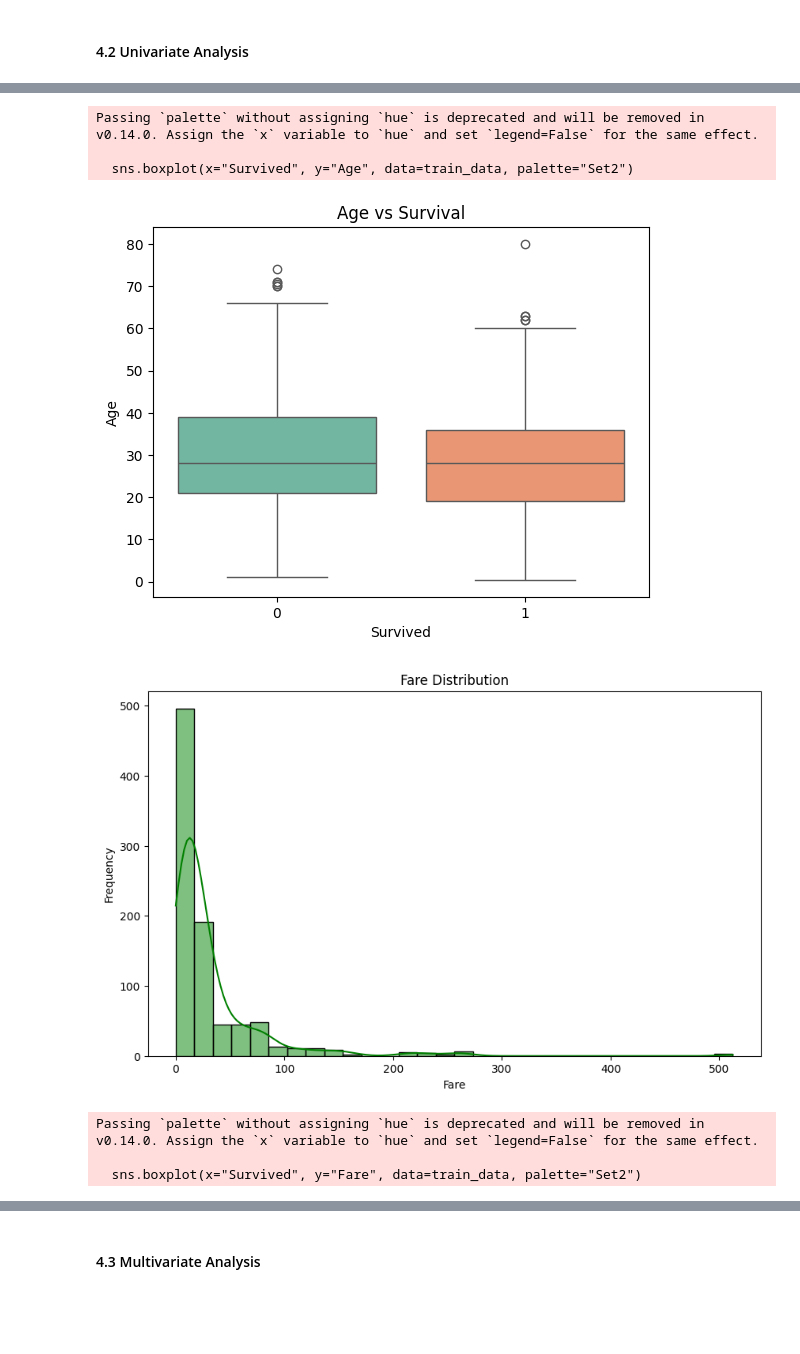
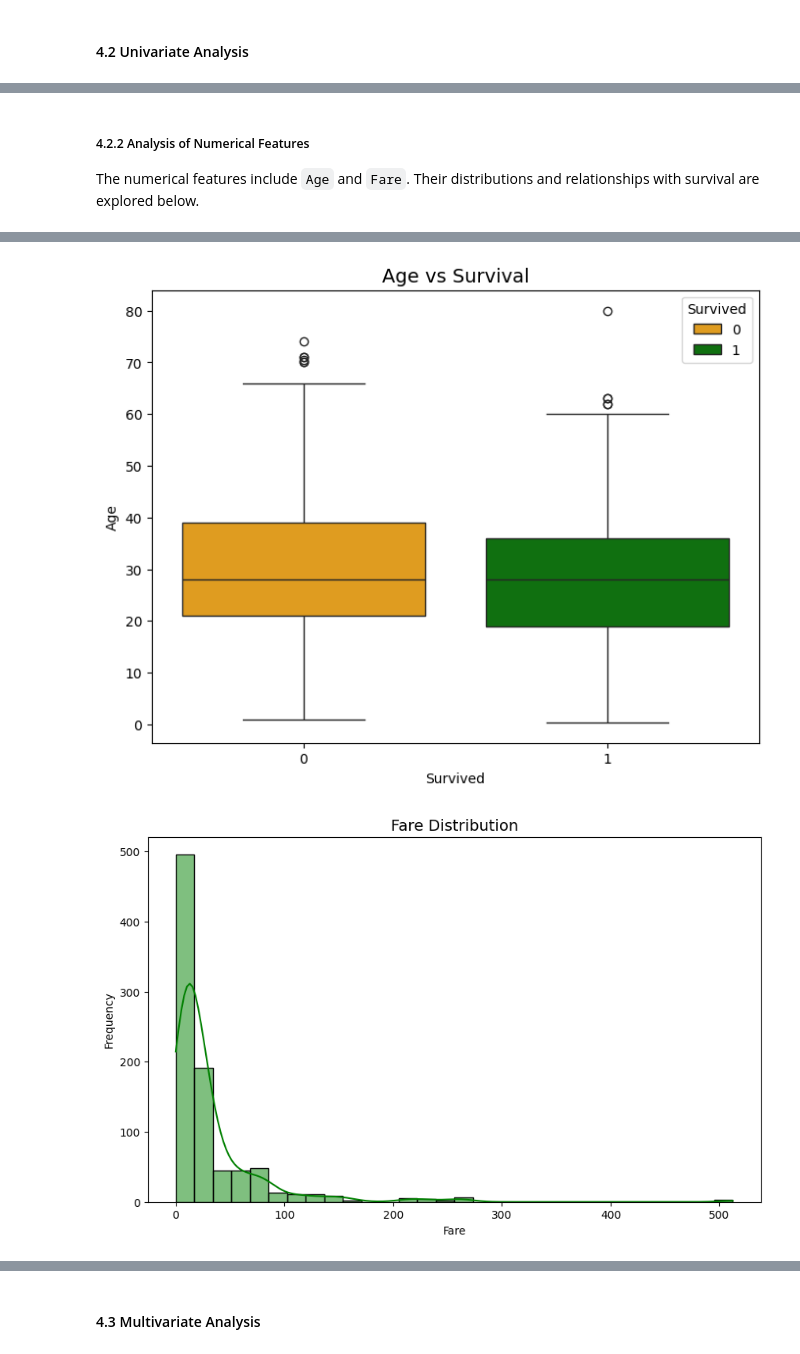
Before and after one commit to RJay02/Artificial-Intelligence, a Jupyter notebook: S2 Machine Learning AI Scientific/Machine Learning Algorithms.ipynb, the cells around one changed output, grey strips where cells are left out. Drawn from its saved outputs; the diff is of its cells as text; code cells hidden in the pictures; blank space fills up the shorter version.

```diff
--- a/S2 Machine Learning AI Scientific/Machine Learning Algorithms.ipynb
+++ b/S2 Machine Learning AI Scientific/Machine Learning Algorithms.ipynb
@@ -305,31 +328,40 @@ The categorical features include `Sex`, `Pclass`, and `Embarked`. Their distribu
+# %% [markdown]
+
+##### 4.2.2 Analysis of Numerical Features
+
+The numerical features include `Age` and `Fare`. Their distributions and relationships with survival are explored below.
 # %%
-# Plot Age distribution
+# Distribution of Age
 plt.figure(figsize=(10, 6))
 sns.histplot(train_data["Age"].dropna(), bins=30, kde=True, color="blue")
-plt.title("Age Distribution")
+plt.title("Age Distribution", fontsize=14)
 plt.xlabel("Age")
 plt.ylabel("Frequency")
 plt.show()
 
 # Box plot of Age vs Survival
-sns.boxplot(x="Survived", y="Age", data=train_data, palette="Set2")
-plt.title("Age vs Survival")
+plt.figure(figsize=(8, 6))
+sns.boxplot(x="Survived", y="Age", data=train_data, hue="Survived", palette={0: "orange", 1: "green"})
+plt.title("Age vs Survival", fontsize=14)
 plt.xlabel("Survived")
 plt.ylabel("Age")
+plt.legend(title="Survived", loc="upper right")
 plt.show()
 
-# Plot Fare distribution
+# Distribution of Fare
 plt.figure(figsize=(10, 6))
 sns.histplot(train_data["Fare"], bins=30, kde=True, color="green")
-plt.title("Fare Distribution")
+plt.title("Fare Distribution", fontsize=14)
 plt.xlabel("Fare")
 plt.ylabel("Frequency")
 plt.show()
 
 # Box plot of Fare vs Survival
-sns.boxplot(x="Survived", y="Fare", data=train_data, palette="Set2")
-plt.title("Fare vs Survival")
+plt.figure(figsize=(8, 6))
+sns.boxplot(x="Survived", y="Fare", data=train_data, hue="Survived", palette={0: "orange", 1: "green"})
+plt.title("Fare vs Survival", fontsize=14)
 plt.xlabel("Survived")
 plt.ylabel("Fare")
+plt.legend(title="Survived", loc="upper right")
 plt.show()
 # %% [output]
@@ -337,8 +369,2 @@ plt.show()
-Passing `palette` without assigning `hue` is deprecated and will be removed in v0.14.0. Assign the `x` variable to `hue` and set `legend=False` for the same effect.
-
-  sns.boxplot(x="Survived", y="Age", data=train_data, palette="Set2")
-[figure, old version]
+[figure, new version]
-[figure, old version]
+[figure, new version]
-Passing `palette` without assigning `hue` is deprecated and will be removed in v0.14.0. Assign the `x` variable to `hue` and set `legend=False` for the same effect.
-
-  sns.boxplot(x="Survived", y="Fare", data=train_data, palette="Set2")
```
Also changed, not shown: parts of 26 cells of this notebook.
